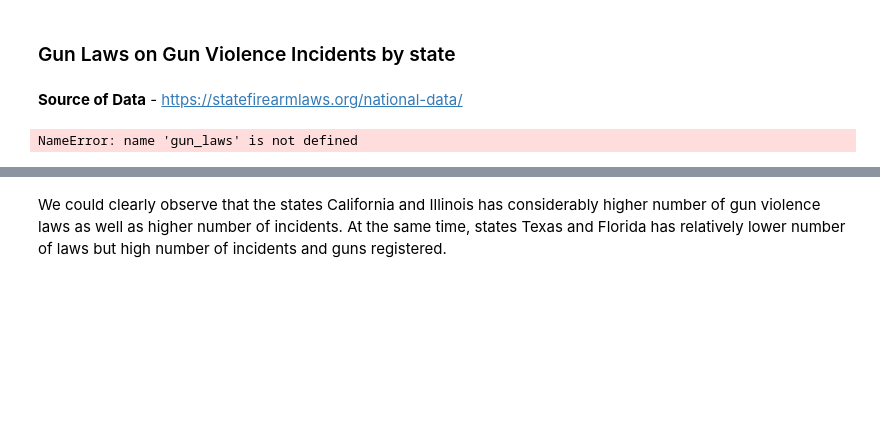
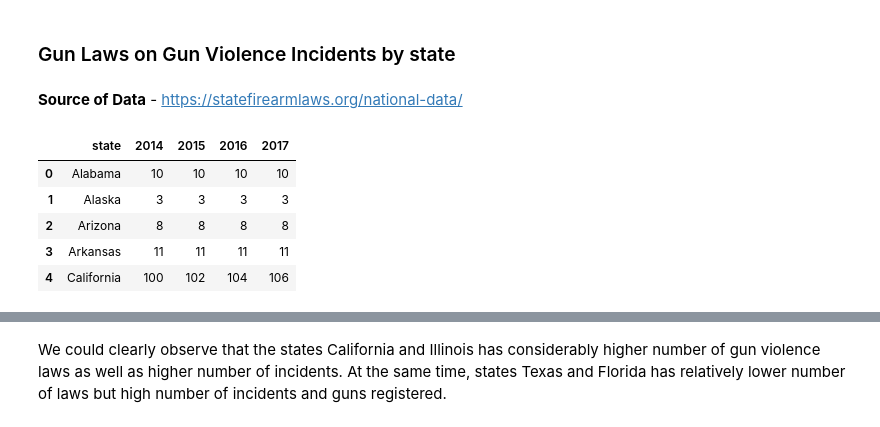
Before and after one commit to ECE143-group24/Gun-Violence-Analysis, a Jupyter notebook: Visualization.ipynb, the cells around one changed output, grey strips where cells are left out. Drawn from its saved outputs; the diff is of its cells as text; code cells hidden in the pictures; blank space fills up the shorter version.

```diff
--- a/Visualization.ipynb
+++ b/Visualization.ipynb
@@ -224,13 +233,18 @@ From the plot of the total number of guns registered instead of guns per capita,
 # %%
 state_to_code = {'District of Columbia' : 'dc','Mississippi': 'MS', 'Oklahoma': 'OK', 'Delaware': 'DE', 'Minnesota': 'MN', 'Illinois': 'IL', 'Arkansas': 'AR', 'New Mexico': 'NM', 'Indiana': 'IN', 'Maryland': 'MD', 'Louisiana': 'LA', 'Idaho': 'ID', 'Wyoming': 'WY', 'Tennessee': 'TN', 'Arizona': 'AZ', 'Iowa': 'IA', 'Michigan': 'MI', 'Kansas': 'KS', 'Utah': 'UT', 'Virginia': 'VA', 'Oregon': 'OR', 'Connecticut': 'CT', 'Montana': 'MT', 'California': 'CA', 'Massachusetts': 'MA', 'West Virginia': 'WV', 'South Carolina': 'SC', 'New Hampshire': 'NH', 'Wisconsin': 'WI', 'Vermont': 'VT', 'Georgia': 'GA', 'North Dakota': 'ND', 'Pennsylvania': 'PA', 'Florida': 'FL', 'Alaska': 'AK', 'Kentucky': 'KY', 'Hawaii': 'HI', 'Nebraska': 'NE', 'Missouri': 'MO', 'Ohio': 'OH', 'Alabama': 'AL', 'Rhode Island': 'RI', 'South Dakota': 'SD', 'Colorado': 'CO', 'New Jersey': 'NJ', 'Washington': 'WA', 'North Carolina': 'NC', 'New York': 'NY', 'Texas': 'TX', 'Nevada': 'NV', 'Maine': 'ME'}
 # %%
-path = '../gun-violence-data/Gun_laws_data.csv'
+path = './gun-violence-data/gun_laws_data.csv'
 gun_laws = pd.read_csv(path).rename(columns = {'Unnamed: 0': 'state'})
 gun_laws.head()
+# %% [output]
+|  | state | 2014 | 2015 | 2016 | 2017 |
+| 0 | Alabama | 10 | 10 | 10 | 10 |
+| 1 | Alaska | 3 | 3 | 3 | 3 |
+| 2 | Arizona | 8 | 8 | 8 | 8 |
+| 3 | Arkansas | 11 | 11 | 11 | 11 |
+| 4 | California | 100 | 102 | 104 | 106 |
 # %%
 gun_laws['state'] = [state_to_code[gun_laws['state'][i]] for i in range(50)]
 gun_laws_max = gun_laws.nlargest(50,'2017')
-# %% [output]
-NameError: name 'gun_laws' is not defined
 # %%
 helper.rise_of_laws(gun_laws_max, year = [2014, 2015, 2016, 2017], title = "Rise of Gun Violence Laws")
```
Also changed, not shown: parts of 10 cells of this notebook, 1 other file.
